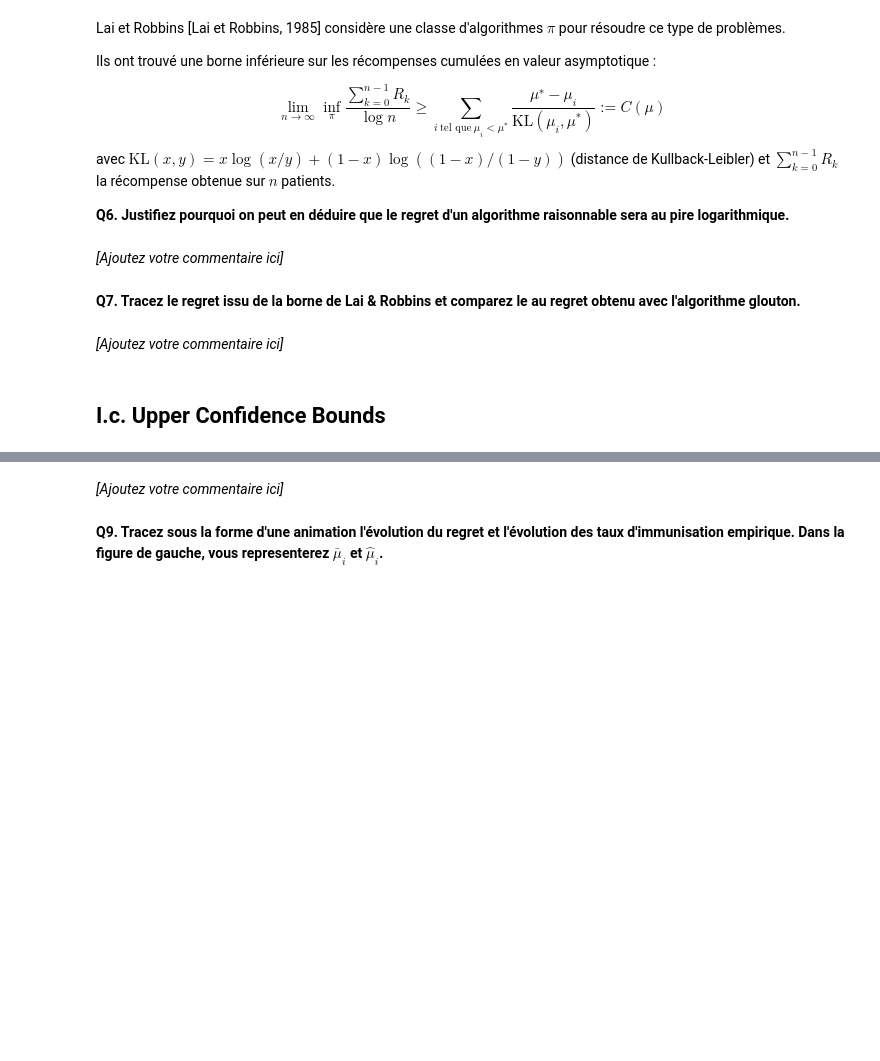
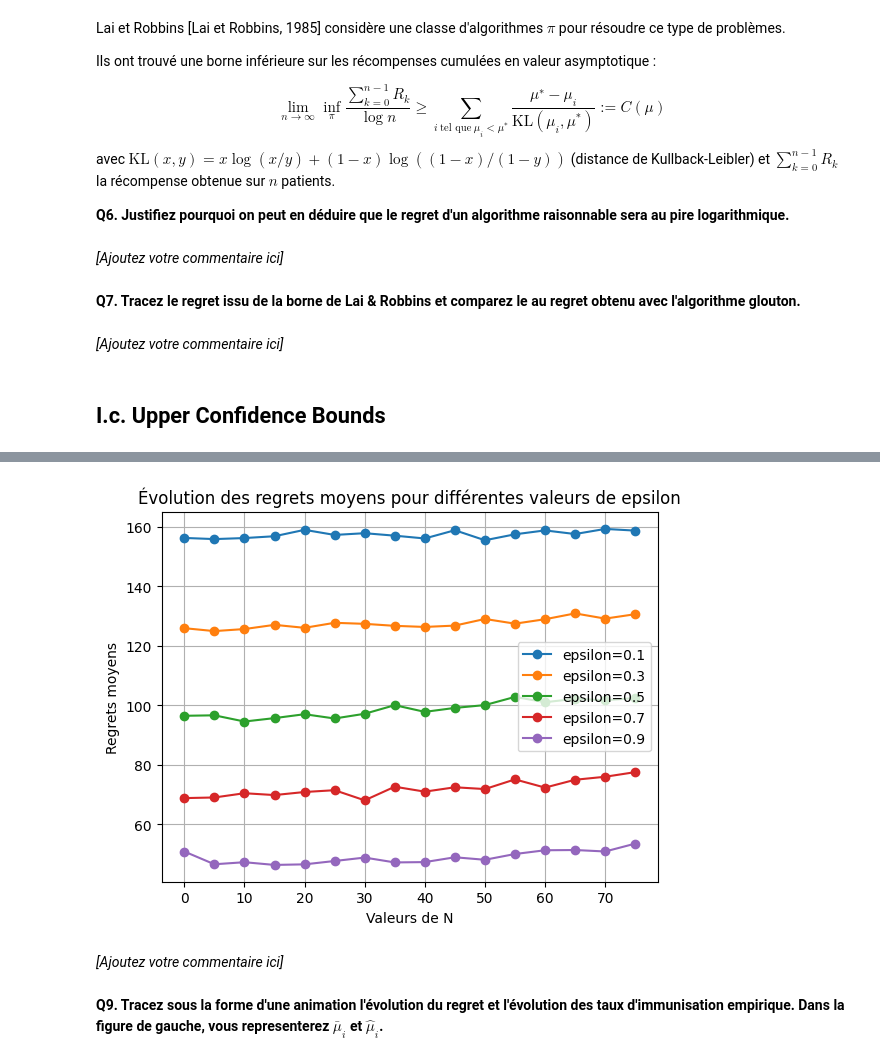
Before and after one commit to Bl44nc/rl-tp1-bandit-manchot, a Jupyter notebook: C1 TP MAB.ipynb, the cells around one changed output, grey strips where cells are left out. Cells and saved outputs as stored; diff of their text form; code cells hidden in the pictures; blank space fills up the shorter version.

Commit message:
feat: q7 et q8 finis et q9 commencé

```diff
--- a/C1 TP MAB.ipynb
+++ b/C1 TP MAB.ipynb
@@ -177,7 +177,6 @@ Espérance du regret: 27.029726028442383
 **Q3. On étudie maintenant l'influence de la taille du training set $N$. On considère que N+M est une constante, puis on fait varier N entre K et M. Calculez le regret pour ces différentes tailles du training set  différents MAB et representez le regret moyen, le regret min et max (vous devriez trouver une courbe en U ou en V pour le regret moyen). Quelle est la taille optimale du training set ?**
 # %%
 def exploitation(n,m, mab_list):
-    rates = []
     regrets = []
     for mab in mab_list:
         # Phase d'exploration
@@ -272,12 +259,6 @@ def exploitation(n,m, mab_list, epsilon):
         bestVacGt = list_immunity_rate.index(max(list_immunity_rate))
         hist = [n // K] * K
 
-        ## regret
-        regret = n * list_immunity_rate[bestVacGt] - R.sum()
-        regrets.append(regret)
-
-
-        regret_list = []
         total_rewards = R.sum()
 
         for i in range(1, m + 1):
@@ -290,10 +271,10 @@ def exploitation(n,m, mab_list, epsilon):
             R[bestVac] += Mab_res
             total_rewards += Mab_res
             # Mise à jour du regret à chaque étape
-            regret = (n + i) * list_immunity_rate[bestVacGt] - total_rewards
-            regret_list.append(regret)
+        regret = (n + i) * list_immunity_rate[bestVacGt] - total_rewards
+        regrets.append(regret)
 
-    return regret_list
+    return regrets
 
 Mab_list = [generate_arms(K) for _ in range(100)]
 Mab_list_regrets = []
@@ -343,3 +325,65 @@ Dans la suite, on prendra $N = 0$ et $\epsilon = 1$.
+# %%
+def getBestVaccinWithBiais(R, hist, C=2):
+    Ri = np.zeros(K)
+    for i in range(K):
+        if hist[i] != 0:
+            Ri[i] = R[i] / hist[i] + math.sqrt(C * math.log(N) / hist[i])
+    return Ri.argmax()
+
+def exploitation(n,m, mab_list, epsilon):
+    regrets = []
+    for mab in mab_list:
+        # Phase d'exploration
+        R = exploration(n, mab)
+        # exploitation
+        list_immunity_rate = [i.immunity_rate.item() for i in mab]
+        bestVacGt = list_immunity_rate.index(max(list_immunity_rate))
+        hist = [n // K] * K
+
+        total_rewards = R.sum()
+        for i in range(1, m + 1):
+            if (np.random.rand() <= epsilon):
+                bestVac = getBestVaccinWithBiais(R, hist)
+            else:
+                bestVac = np.random.randint(K)
+            Mab_res = mab[bestVac].sample()
+            hist[bestVac] += 1
+            R[bestVac] += Mab_res
+            total_rewards += Mab_res
+            # Mise à jour du regret à chaque étape
+        regret = (n + i) * list_immunity_rate[bestVacGt] - total_rewards
+        regrets.append(regret)
+
+    return regrets
+
+Mab_list = [generate_arms(K) for _ in range(100)]
+Mab_list_regrets = []
+
+# Initialisation des listes pour chaque epsilon
+m = N + M
+borneN = [0,80]
+epsilons = [0.1, 0.3, 0.5, 0.7, 0.9]
+n_values = range(borneN[0], borneN[1], K)  # borneN et K doivent être définis
+Mab_list_regrets = {epsilon: [] for epsilon in epsilons}  # Dictionnaire pour chaque epsilon
+
+# Boucle pour ajouter les regrets pour chaque epsilon (comme dans votre exemple)
+for n in n_values:
+    for epsilon in epsilons:
+        regrets = exploitation(n, m - n, Mab_list, epsilon)
+        Mab_list_regrets[epsilon].append(np.mean(regrets))
+
+# Tracer les résultats
+for epsilon in epsilons:
+    plt.plot(n_values, Mab_list_regrets[epsilon], marker='o', linestyle='-', label=f'epsilon={epsilon}')
+
+plt.title('Évolution des regrets moyens pour différentes valeurs de epsilon')
+plt.xlabel('Valeurs de N')
+plt.ylabel('Regrets moyens')
+plt.legend()  # Ajoute une légende pour chaque courbe
+plt.grid(True)
+plt.show()
+# %% [output]
+[figure, added]
 # %% [markdown]
 *[Ajoutez votre commentaire ici]*
 # %% [markdown]
```
Also changed, not shown: parts of 7 cells of this notebook.
